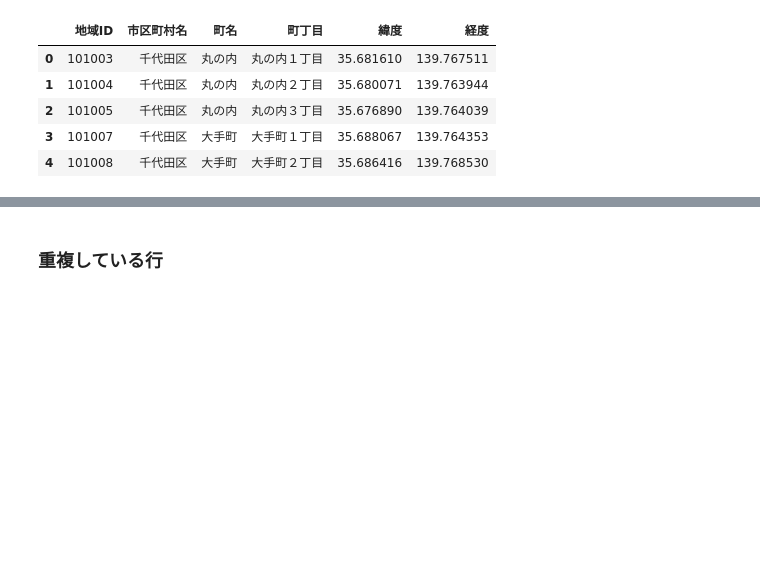
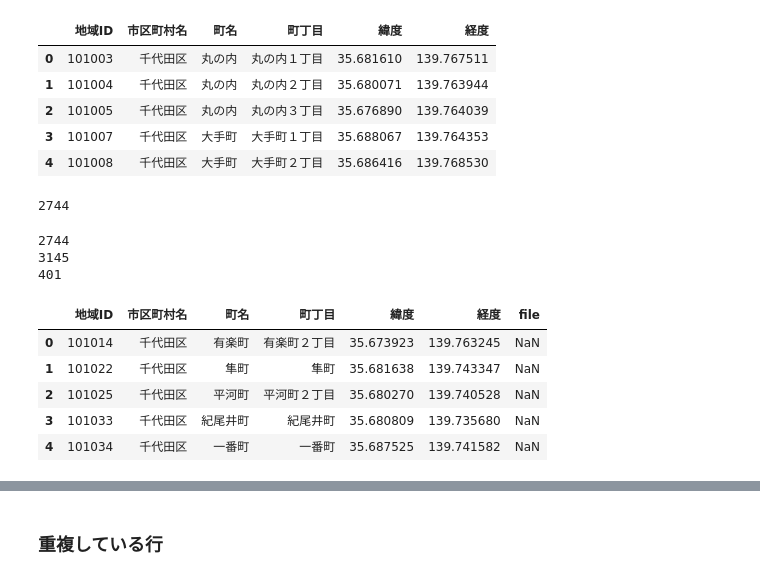
Before and after one commit to z-guard/analysis, a Jupyter notebook: notebooks/place_photo.ipynb, the cells around one changed output, grey strips where cells are left out. Drawn from its saved outputs; the diff is of its cells as text; code cells hidden in the pictures; blank space fills up the shorter version.

```diff
--- a/notebooks/place_photo.ipynb
+++ b/notebooks/place_photo.ipynb
@@ -39,6 +39,35 @@ df_pop_master.head()
 | 2 | 101005 | 千代田区 | 丸の内 | 丸の内３丁目 | 35.676890 | 139.764039 |
 | 3 | 101007 | 千代田区 | 大手町 | 大手町１丁目 | 35.688067 | 139.764353 |
 | 4 | 101008 | 千代田区 | 大手町 | 大手町２丁目 | 35.686416 | 139.768530 |
+# %%
+file_list = glob.glob(os.path.join(DIR_NAME, 'photo/*.jpg'))
+print(len(file_list))
+# %% [output]
+2744
+# %%
+# 既に存在している写真のリスト
+df_exist_file = pd.DataFrame([int(os.path.splitext(os.path.basename(file))[0]) for file in file_list], columns=['file'])
+print(len(df_exist_file))
+
+df_pop_merge = pd.merge(df_pop_master, df_exist_file, left_on='地域ID', right_on='file', how='left')
+print(len(df_pop_merge))
+
+# 写真がない地域IDを抽出
+df_not_exist = df_pop_merge[df_pop_merge['file'].isna()].reset_index(drop=True)
+print(len(df_not_exist))
+# %% [output]
+2744
+3145
+401
+# %%
+df_not_exist.head()
+# %% [output]
+|  | 地域ID | 市区町村名 | 町名 | 町丁目 | 緯度 | 経度 | file |
+| 0 | 101014 | 千代田区 | 有楽町 | 有楽町２丁目 | 35.673923 | 139.763245 | NaN |
+| 1 | 101022 | 千代田区 | 隼町 | 隼町 | 35.681638 | 139.743347 | NaN |
+| 2 | 101025 | 千代田区 | 平河町 | 平河町２丁目 | 35.680270 | 139.740528 | NaN |
+| 3 | 101033 | 千代田区 | 紀尾井町 | 紀尾井町 | 35.680809 | 139.735680 | NaN |
+| 4 | 101034 | 千代田区 | 一番町 | 一番町 | 35.687525 | 139.741582 | NaN |
 # %%
 YOUR_API_KEY = 'xxxxxx'
 # %%
```
Also changed, not shown: parts of 19 cells of this notebook.
